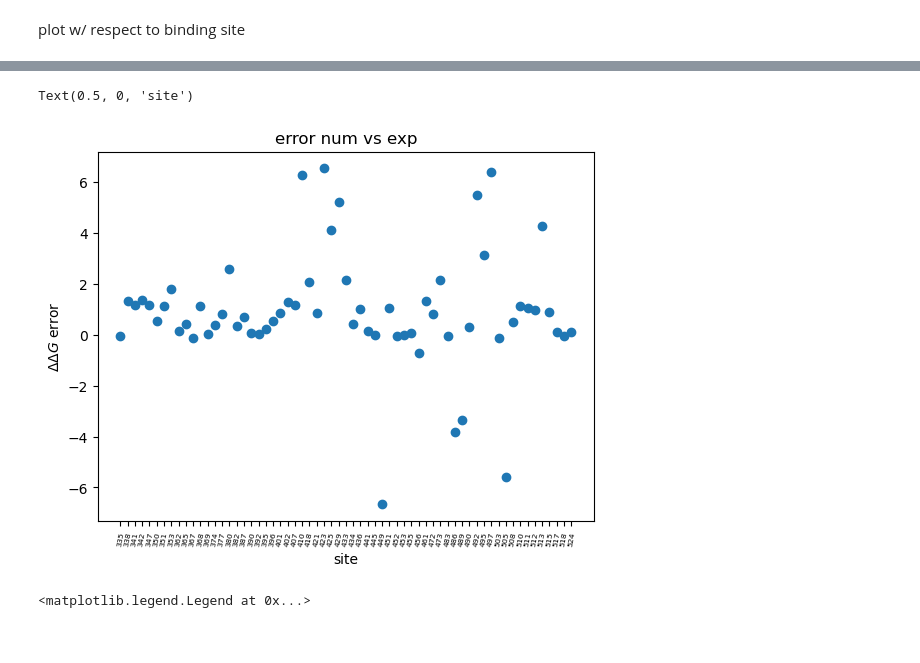
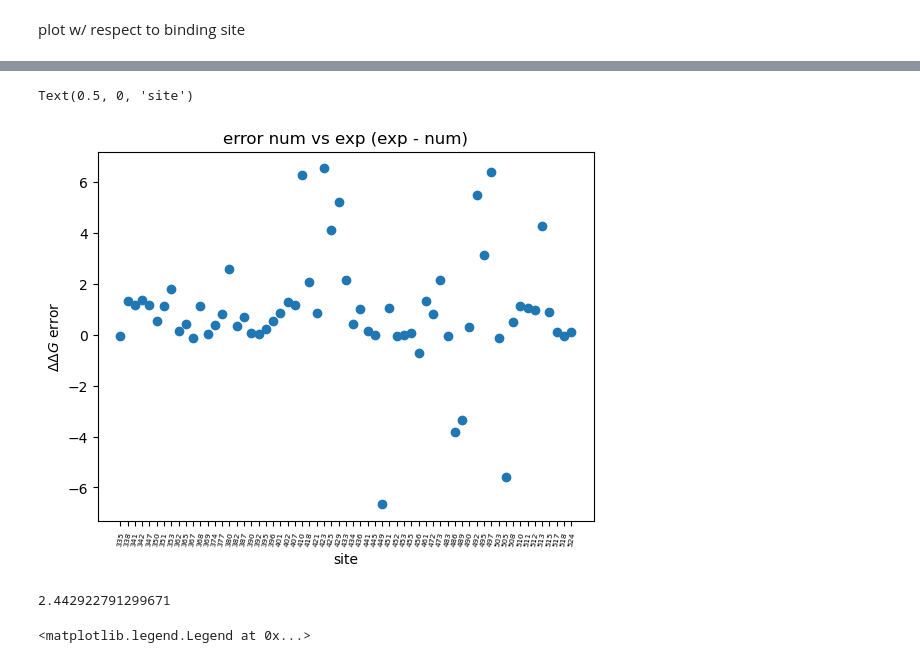
Before and after one commit to fergplace/amber_scripts, a Jupyter notebook: simple_amino_eval_pres.ipynb, the cells around one changed output, grey strips where cells are left out. Cells and saved outputs as stored; diff of their text form; code cells hidden in the pictures.

```diff
--- a/simple_amino_eval_pres.ipynb
+++ b/simple_amino_eval_pres.ipynb
@@ -157,13 +204,18 @@ mut_arg_sorted = mut_arg[mut_arg_idx]
 # %%
 error_first_method = del_del_g_total[mut_arg_idx] - num_66[mut_arg_idx]
 plt.scatter(mut_arg_sorted, error_first_method)
 plt.tick_params(axis="x", labelsize=5.5, rotation=80)
-plt.title("error num vs exp")
+plt.title("error num vs exp (exp - num)")
 plt.ylabel("$\Delta \Delta G$ error")
 plt.xlabel("site")
 # %% [output]
 Text(0.5, 0, 'site')
-[figure, old version]
+[figure, new version]
+# %%
+rmse_1 = np.sqrt( np.mean( error_first_method**2 ) )
+rmse_1
+# %% [output]
+2.442922791299671
 # %%
 plt.scatter(mut_arg_sorted, del_del_g_total[mut_arg_idx], label="exp")
 plt.scatter(mut_arg_sorted, num_66[mut_arg_idx], label="num")
```
Also changed, not shown: parts of 13 cells of this notebook.
